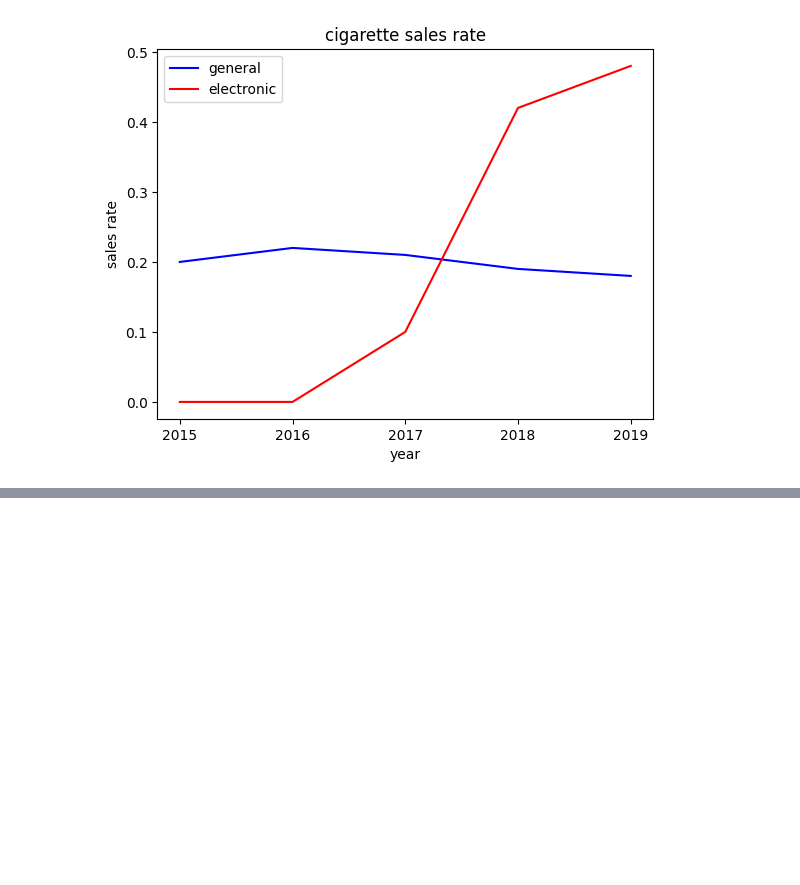
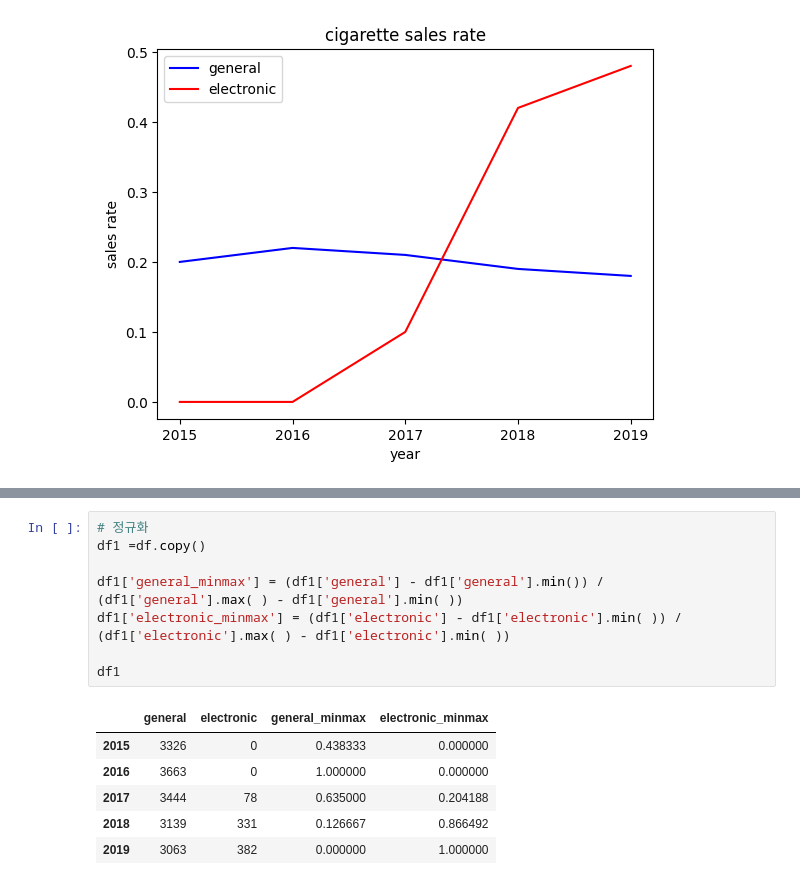
Before and after one commit to seulgi1231/Team203, a Jupyter notebook: 담배판매량.ipynb, the cells around one changed output, grey strips where cells are left out. Saved outputs shown, nothing was run; the diff lists cells and outputs as text; blank space fills up the shorter version.

```diff
--- a/담배판매량.ipynb
+++ b/담배판매량.ipynb
@@ -133,0 +136,15 @@ plt.show()
+# %%
+# 정규화
+df1 =df.copy()
+
+df1['general_minmax'] = (df1['general'] - df1['general'].min()) / (df1['general'].max( ) - df1['general'].min( ))
+df1['electronic_minmax'] = (df1['electronic'] - df1['electronic'].min( )) / (df1['electronic'].max( ) - df1['electronic'].min( ))
+
+df1
+# %% [output]
+|  | general | electronic | general_minmax | electronic_minmax |
+| 2015 | 3326 | 0 | 0.438333 | 0.000000 |
+| 2016 | 3663 | 0 | 1.000000 | 0.000000 |
+| 2017 | 3444 | 78 | 0.635000 | 0.204188 |
+| 2018 | 3139 | 331 | 0.126667 | 0.866492 |
+| 2019 | 3063 | 382 | 0.000000 | 1.000000 |
```
Also changed, not shown: parts of 6 cells of this notebook.
